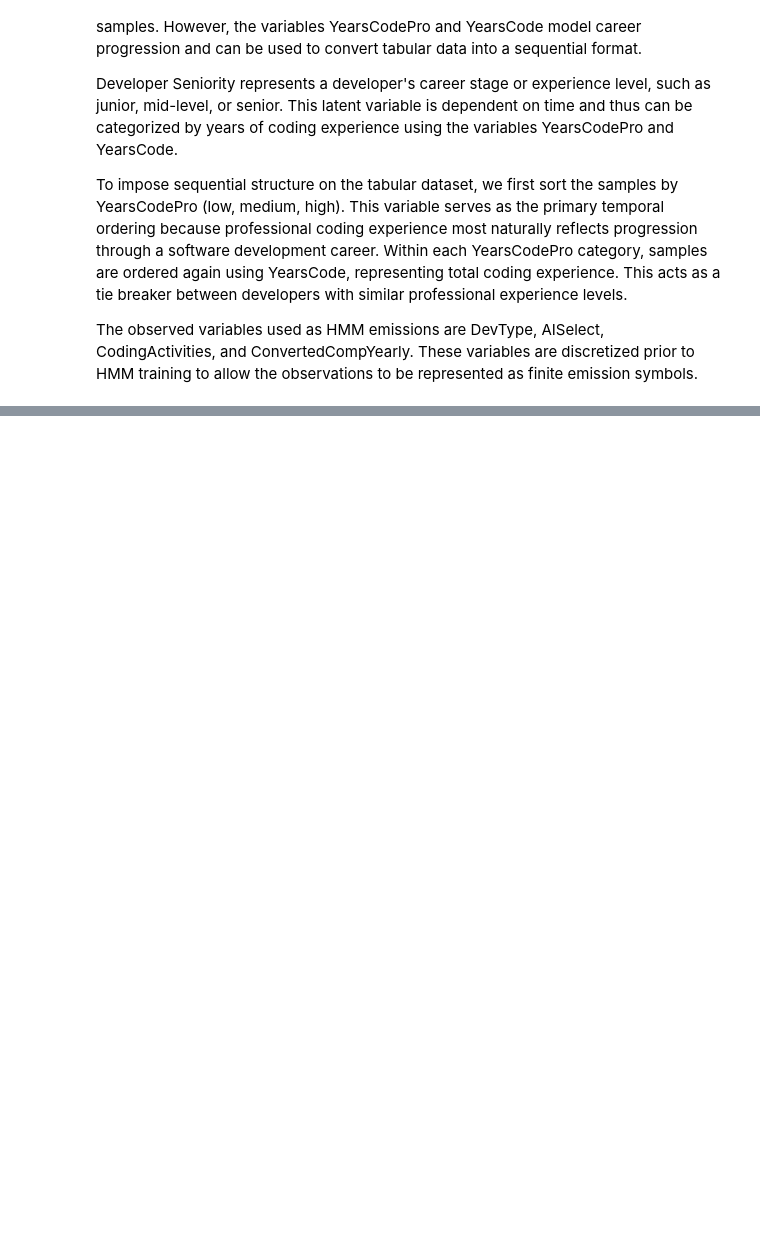
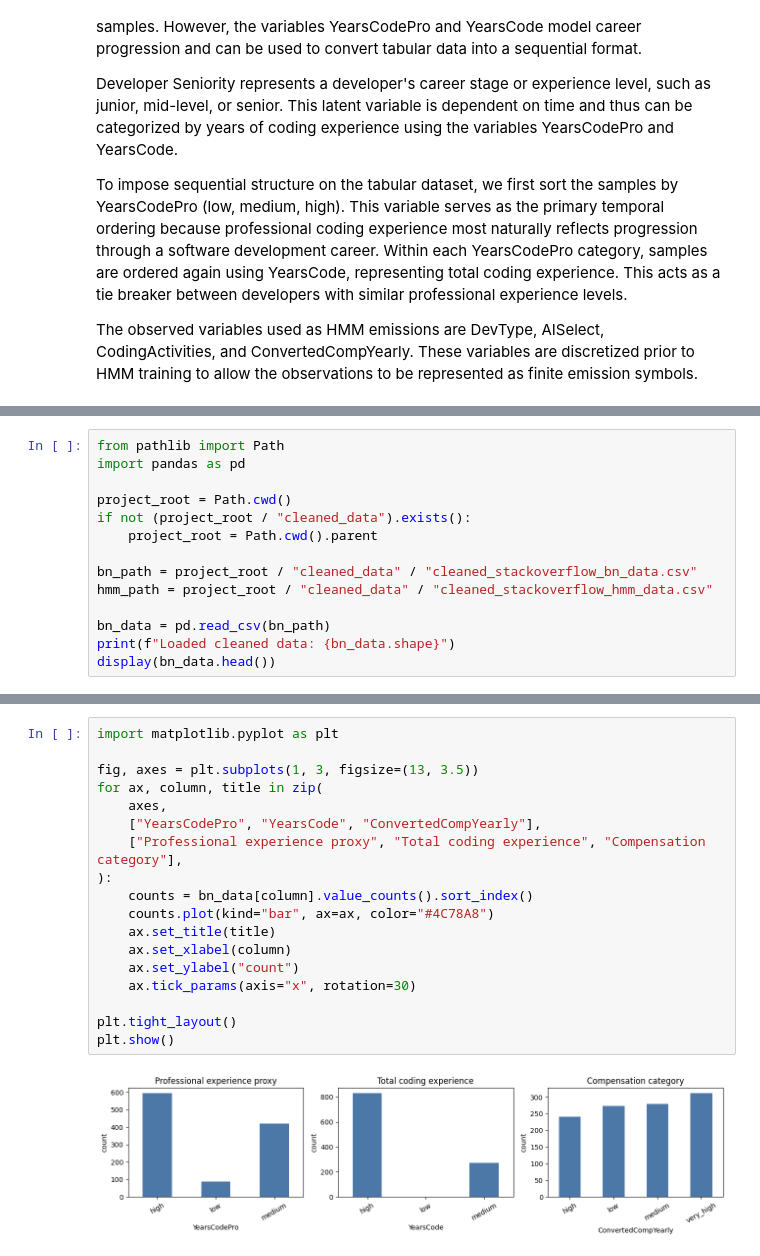
Before and after one commit to ihagad/CSE150A_Project, a Jupyter notebook: src/hmm.ipynb, the cells around one changed output, grey strips where cells are left out. Cells and saved outputs as stored; diff of their text form; blank space fills up the shorter version.

```diff
--- a/src/hmm.ipynb
+++ b/src/hmm.ipynb
@@ -425,0 +57,14 @@ No Data Yet
+# %%
+from pathlib import Path
+import pandas as pd
+
+project_root = Path.cwd()
+if not (project_root / "cleaned_data").exists():
+    project_root = Path.cwd().parent
+
+bn_path = project_root / "cleaned_data" / "cleaned_stackoverflow_bn_data.csv"
+hmm_path = project_root / "cleaned_data" / "cleaned_stackoverflow_hmm_data.csv"
+
+bn_data = pd.read_csv(bn_path)
+print(f"Loaded cleaned data: {bn_data.shape}")
+display(bn_data.head())
@@ -425,0 +104,20 @@ No Data Yet
+# %%
+import matplotlib.pyplot as plt
+
+fig, axes = plt.subplots(1, 3, figsize=(13, 3.5))
+for ax, column, title in zip(
+    axes,
+    ["YearsCodePro", "YearsCode", "ConvertedCompYearly"],
+    ["Professional experience proxy", "Total coding experience", "Compensation category"],
+):
+    counts = bn_data[column].value_counts().sort_index()
+    counts.plot(kind="bar", ax=ax, color="#4C78A8")
+    ax.set_title(title)
+    ax.set_xlabel(column)
+    ax.set_ylabel("count")
+    ax.tick_params(axis="x", rotation=30)
+
+plt.tight_layout()
+plt.show()
+# %% [output]
+[figure, added]
```
Also changed, not shown: parts of 33 cells of this notebook, 4 other files.
